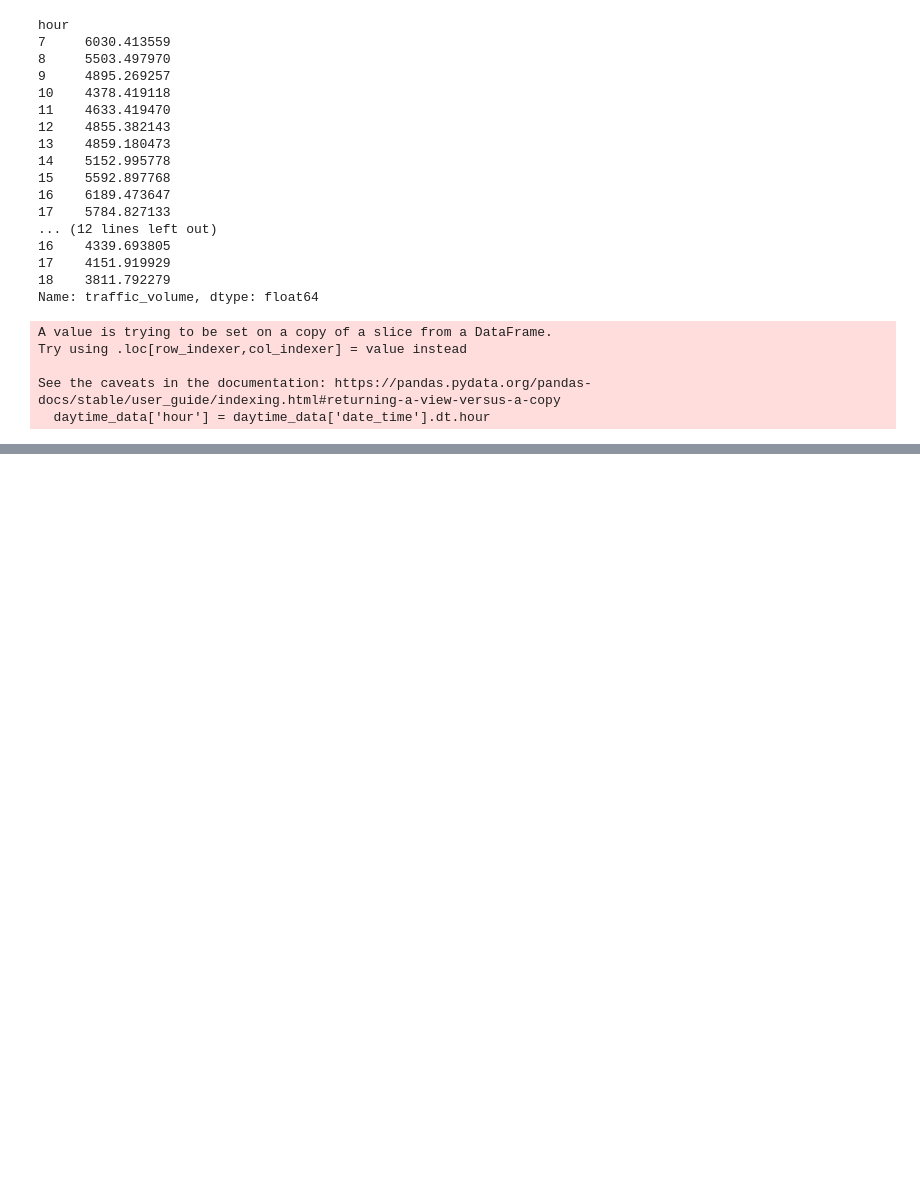
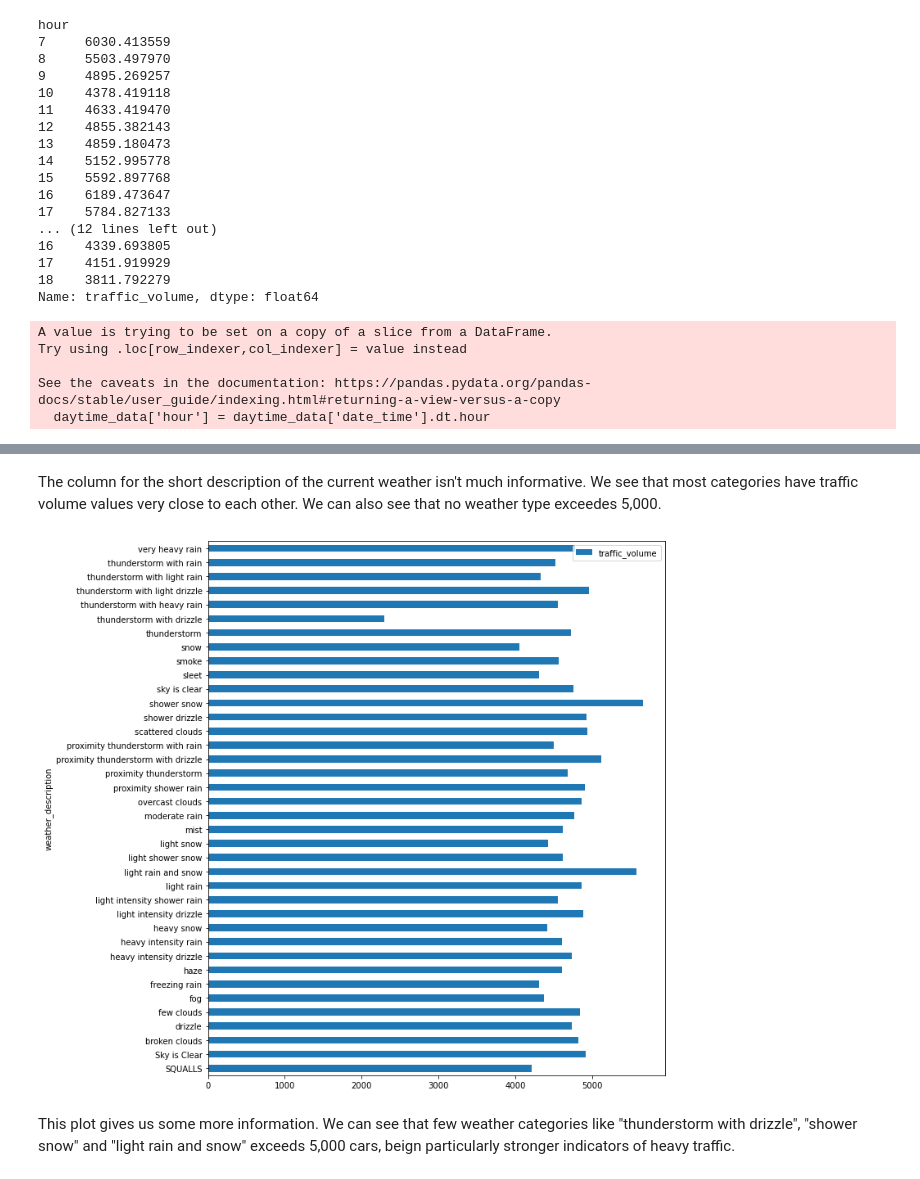
Before and after one commit to marwincarmo/dataquest-projects, a Jupyter notebook: heavy_traffic.ipynb, the cells around one changed output, grey strips where cells are left out. Drawn from its saved outputs; the diff is of its cells as text; code cells hidden in the pictures; blank space fills up the shorter version.

```diff
--- a/heavy_traffic.ipynb
+++ b/heavy_traffic.ipynb
@@ -259,0 +308,11 @@ On weekends the pattern of tra
+# %% [markdown]
+The column for the short description of the current weather isn't much informative. We see that most categories have traffic volume values very close to each other. We can also see that no weather type exceedes 5,000.
+# %%
+# Horizontal bar plot for the traffic volume by weather description
+by_weather_description.plot.barh('weather_description', 'traffic_volume',
+        figsize = (10, 12))
+plt.show()
+# %% [output]
+[figure, added]
+# %% [markdown]
+This plot gives us some more information. We can see that few weather categories like "thunderstorm with drizzle", "shower snow" and "light rain and snow" exceeds 5,000 cars, beign particularly stronger indicators of heavy traffic.
```
Also changed, not shown: parts of 15 cells of this notebook.
